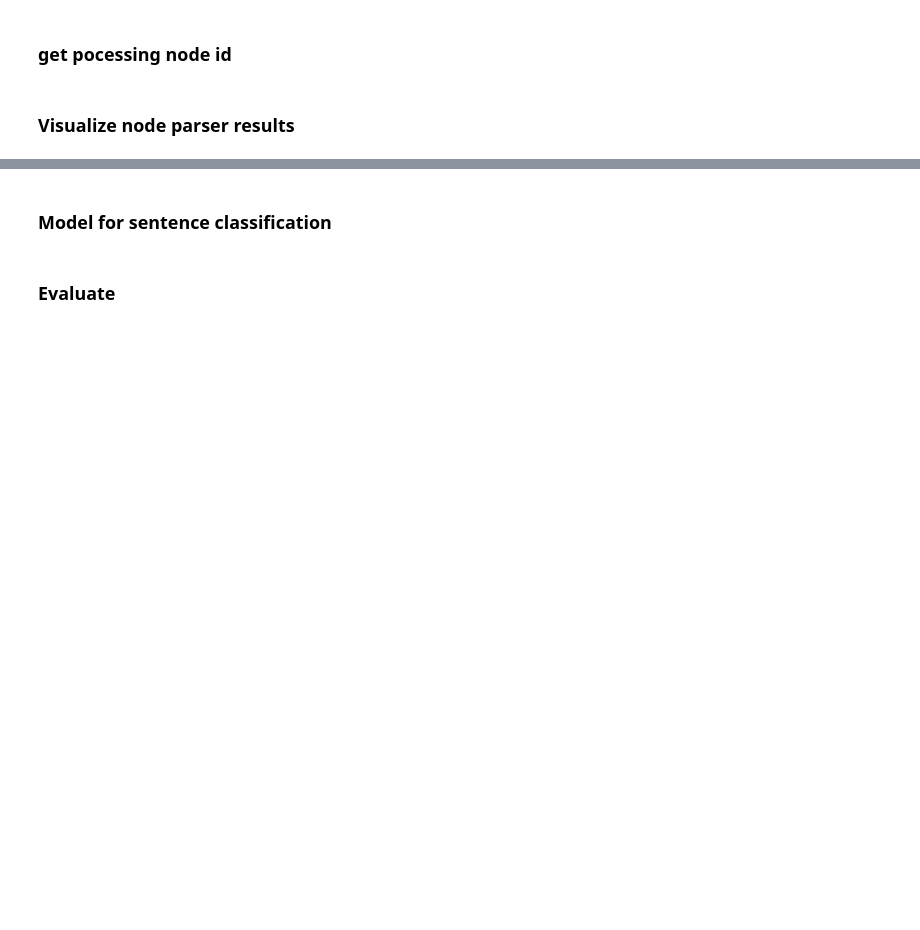
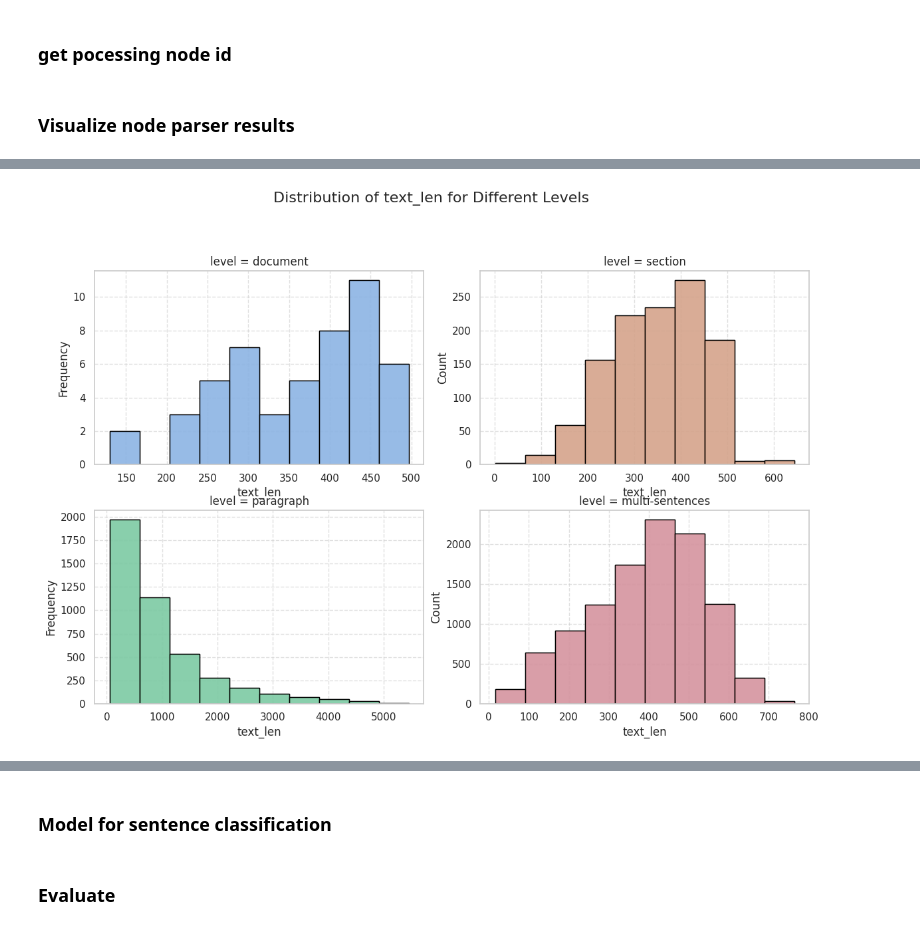
Before and after one commit to zz9tf/Fine-Tuned-GPT-2-with-articles-ground-truth, a Jupyter notebook: code/llamaIndex/basic/test.ipynb, the cells around one changed output, grey strips where cells are left out. Drawn from its saved outputs; the diff is of its cells as text; code cells hidden in the pictures; blank space fills up the shorter version.

```diff
--- a/code/llamaIndex/basic/test.ipynb
+++ b/code/llamaIndex/basic/test.ipynb
@@ -536,0 +578,32 @@ df['level'].value_counts()
+# %%
+def plot_hist(attri_name):
+    import seaborn as sns
+    import matplotlib.pyplot as plt
+
+    # Set the aesthetics for the plots
+    sns.set_theme(style="whitegrid")
+    palette = sns.color_palette("pastel", len(df['level'].unique()))
+
+    # Create histograms for attri_name grouped by 'level', with improved aesthetics
+    g = sns.FacetGrid(df, col="level", col_wrap=2, height=4, aspect=1.5, despine=False, sharex=False, sharey=False, palette=palette)
+
+    # Customize the histograms: add color palette and transparency
+    g.map(plt.hist, attri_name, bins=10, edgecolor='black', alpha=0.7)
+
+    # Add axis labels and a more descriptive title
+    g.set_axis_labels(attri_name, 'Frequency')
+    g.figure.suptitle(f'Distribution of {attri_name} for Different Levels', y=1.05, fontsize=16)
+
+    # Fine-tune the layout for better aesthetics
+    g.tight_layout(w_pad=2)
+
+    # Add grid lines and improve the appearance of ticks
+    for i, ax in enumerate(g.axes.flat):
+        ax.grid(True, linestyle='--', alpha=0.6)  # Light grid lines
+        level = df['level'].unique()[i]
+        # Plot the histogram for the current level with a unique color
+        sns.histplot(df[df['level'] == level][attri_name], bins=10, edgecolor='black', color=palette[i], ax=ax, alpha=0.7)
+
+    # Show the plot
+    plt.show()
+    plt.close()
@@ -536,0 +614,4 @@ df['level'].value_counts()
+# %%
+plot_hist('text_len')
+# %% [output]
+[figure, added]
```
Also changed, not shown: parts of 33 cells of this notebook, 34 other files.
